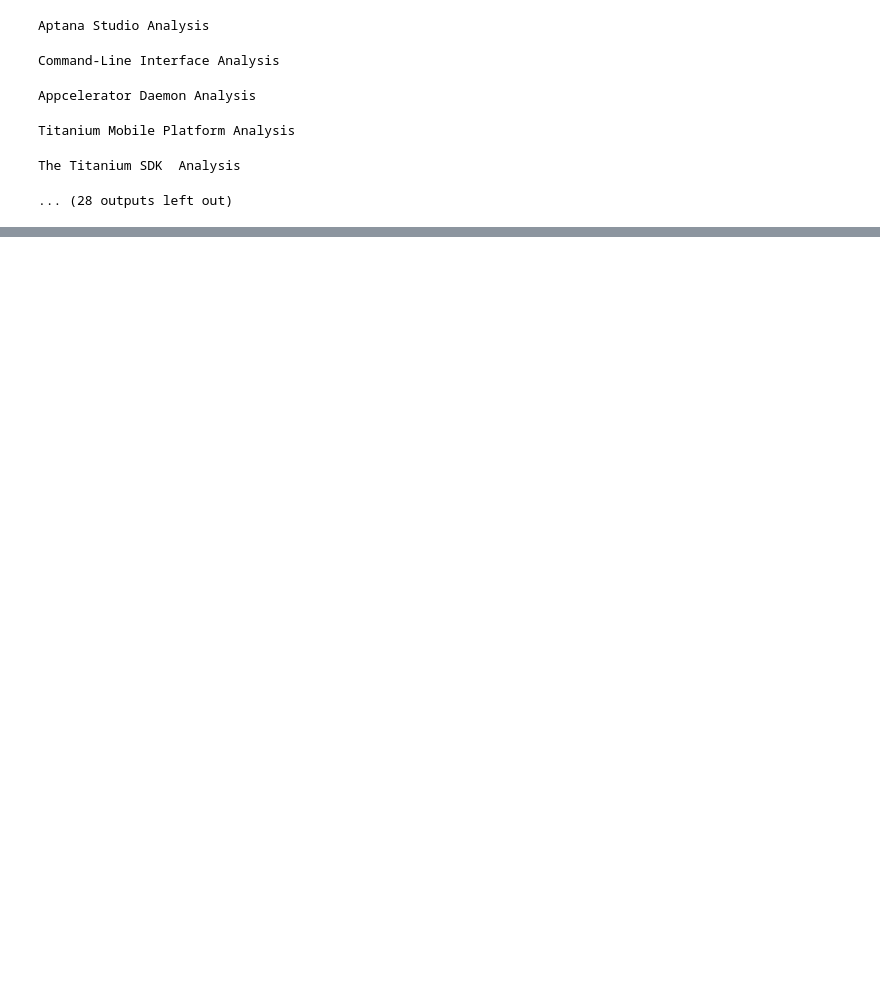
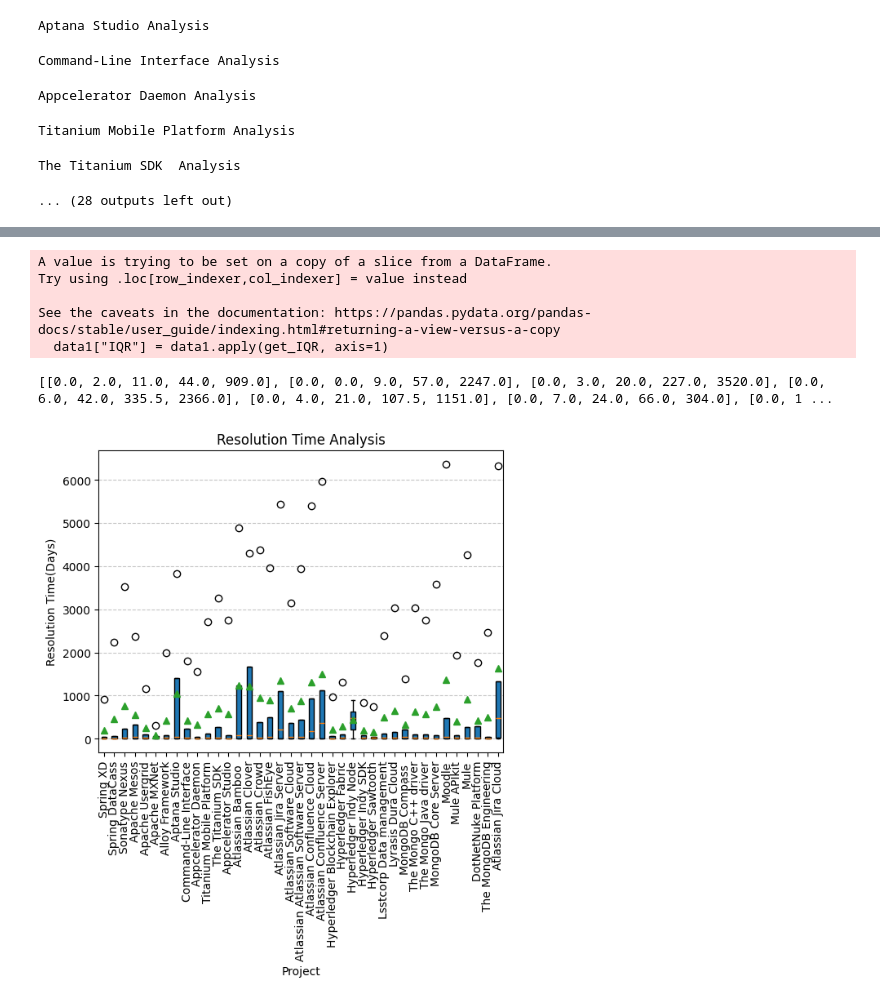
Before and after one commit to Mohamedizzath/TAWOS-Dataset-Analysis, a Jupyter notebook: Project-Status.ipynb, the cells around one changed output, grey strips where cells are left out. Cells and saved outputs as stored; diff of their text form; code cells hidden in the pictures; blank space fills up the shorter version.

Commit message:
feat:Added global analysis and MBA

```diff
--- a/Project-Status.ipynb
+++ b/Project-Status.ipynb
@@ -182,0 +217,53 @@ The Titanium SDK  Analysis
+# %%
+# Generate multiple boxplots
+import matplotlib.pyplot as plt
+
+def get_IQR(row):
+    return row["Resolution Time(Q3/days)"] - row["Resolution Time(Q1/days)"]
+
+def get_minmum(row):
+    return row["Resolution Time(Q1/days)"] - 1.5 * row["IQR"]
+
+def get_maximum(row):
+    return row["Resolution Time(Q3/days)"] + 1.5 * row["IQR"]
+
+data1 = df4[["Project Name", "Minimum Resolution Time", "Resolution Time(Q1/days)", "Resolution Time(Q2/days)", "Resolution Time(Q3/days)", "Maximum Resolution Time"]]
+
+data1["IQR"] = data1.apply(get_IQR, axis=1)
+# data1["Minmum Resolution"] = data1.apply(get_minmum, axis=1)
+# data1["Maximum Resolution"] = data1.apply(get_maximum, axis=1)
+
+# Generate box plot data
+boxplot_data = data1[["Project Name", "Resolution Time(Q1/days)", "Resolution Time(Q2/days)", "Resolution Time(Q3/days)", "IQR", "Minimum Resolution Time", "Maximum Resolution Time"]]
+
+custom_boxes = []
+for index, group in boxplot_data.iterrows():
+    custom_boxes.append([group["Minimum Resolution Time"], group["Resolution Time(Q1/days)"], group["Resolution Time(Q2/days)"], group["Resolution Time(Q3/days)"], group["Maximum Resolution Time"]])
+
+# Plot boxplots
+fig, ax = plt.subplots()
+labels = data1["Project Name"]  # Group labels
+ax.boxplot(
+    custom_boxes,
+    labels=labels,
+    showmeans=True,   # Optional: Show mean markers
+    patch_artist=True # Fill boxplots with color
+)
+
+print(custom_boxes)
+
+# Customize the plot
+plt.title("Resolution Time Analysis")
+plt.xticks(rotation=90)
+plt.xlabel("Project")
+plt.ylabel("Resolution Time(Days)")
+plt.grid(axis="y", linestyle="--", alpha=0.7)
+plt.show()
+# %% [output]
+A value is trying to be set on a copy of a slice from a DataFrame.
+Try using .loc[row_indexer,col_indexer] = value instead
+
+See the caveats in the documentation: https://pandas.pydata.org/pandas-docs/stable/user_guide/indexing.html#returning-a-view-versus-a-copy
+  data1["IQR"] = data1.apply(get_IQR, axis=1)
+[[0.0, 2.0, 11.0, 44.0, 909.0], [0.0, 0.0, 9.0, 57.0, 2247.0], [0.0, 3.0, 20.0, 227.0, 3520.0], [0.0, 6.0, 42.0, 335.5, 2366.0], [0.0, 4.0, 21.0, 107.5, 1151.0], [0.0, 7.0, 24.0, 66.0, 304.0], [0.0, 1 ...
+[figure, added]
```
Also changed, not shown: parts of 7 cells of this notebook, 1 other file.
